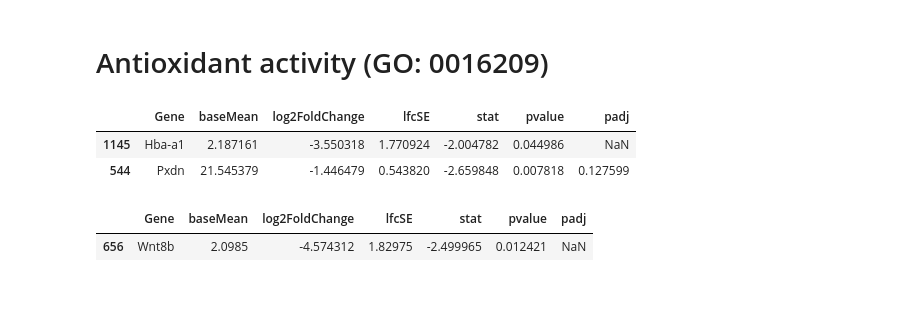
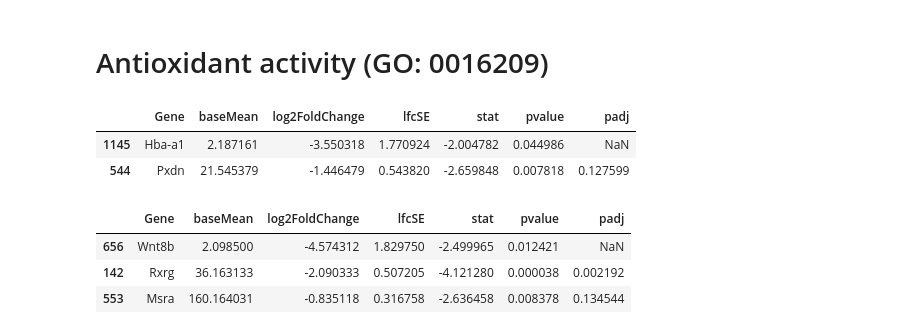
Before and after one commit to aeffen/OL-metabolism-HD, a Jupyter notebook: DEG_OL_Analysis.ipynb, the cells around one changed output. Cells and saved outputs as stored; diff of their text form; code cells hidden in the pictures; blank space fills up the shorter version.

```diff
--- a/DEG_OL_Analysis.ipynb
+++ b/DEG_OL_Analysis.ipynb
@@ -280,7 +286,9 @@ s2data[s2data["Gene"].isin(genes)]
 | 1145 | Hba-a1 | 2.187161 | -3.550318 | 1.770924 | -2.004782 | 0.044986 | NaN |
 | 544 | Pxdn | 21.545379 | -1.446479 | 0.543820 | -2.659848 | 0.007818 | 0.127599 |
 # %%
-s2data[s2data["Gene"].isin([ "Wnt8b" ])]
+s2data[s2data["Gene"].isin([ "Wnt8b","Rxrg","Msra" ])]
 # %% [output]
 |  | Gene | baseMean | log2FoldChange | lfcSE | stat | pvalue | padj |
-| 656 | Wnt8b | 2.0985 | -4.574312 | 1.82975 | -2.499965 | 0.012421 | NaN |
+| 656 | Wnt8b | 2.098500 | -4.574312 | 1.829750 | -2.499965 | 0.012421 | NaN |
+| 142 | Rxrg | 36.163133 | -2.090333 | 0.507205 | -4.121280 | 0.000038 | 0.002192 |
+| 553 | Msra | 160.164031 | -0.835118 | 0.316758 | -2.636458 | 0.008378 | 0.134544 |
```
Also changed, not shown: parts of 2 cells of this notebook.
